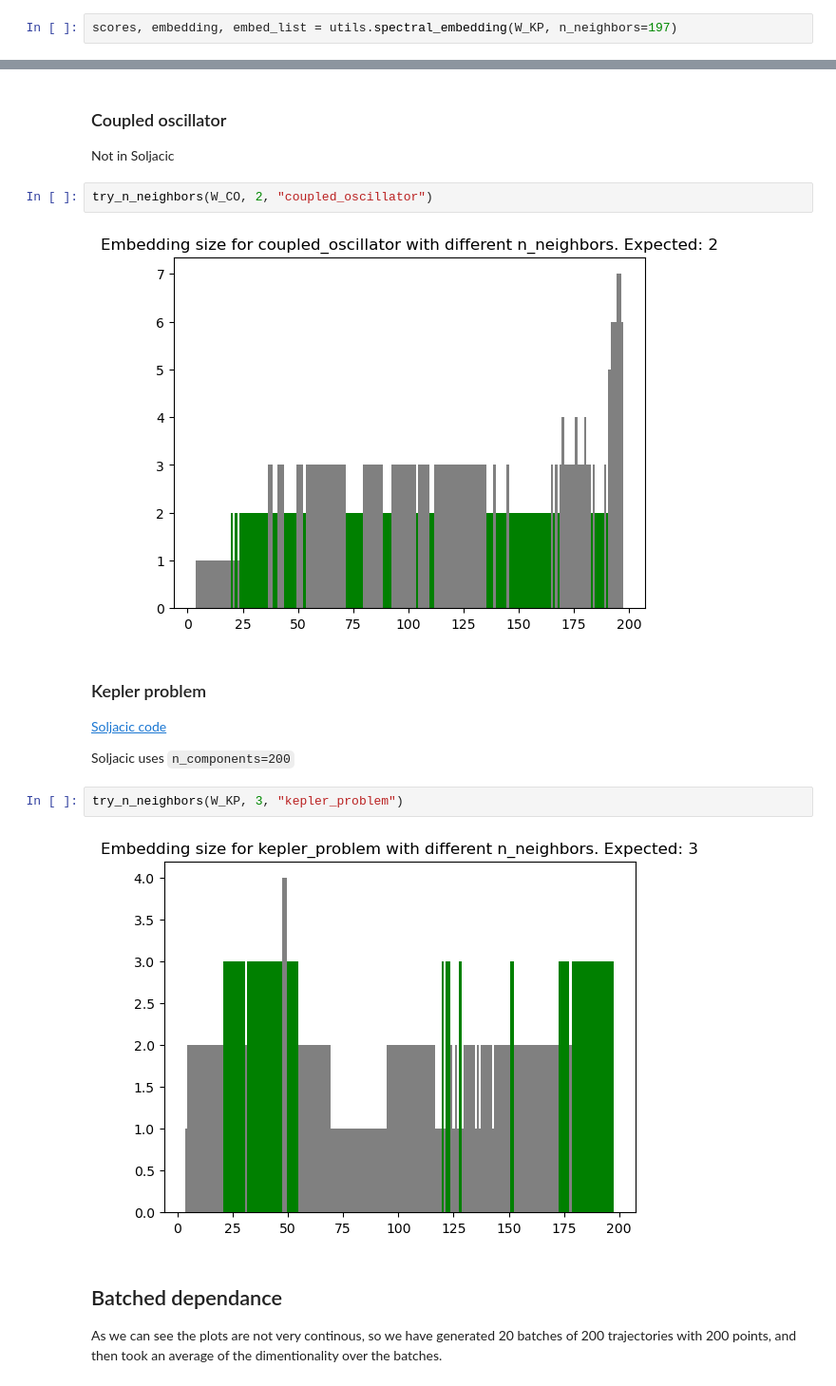
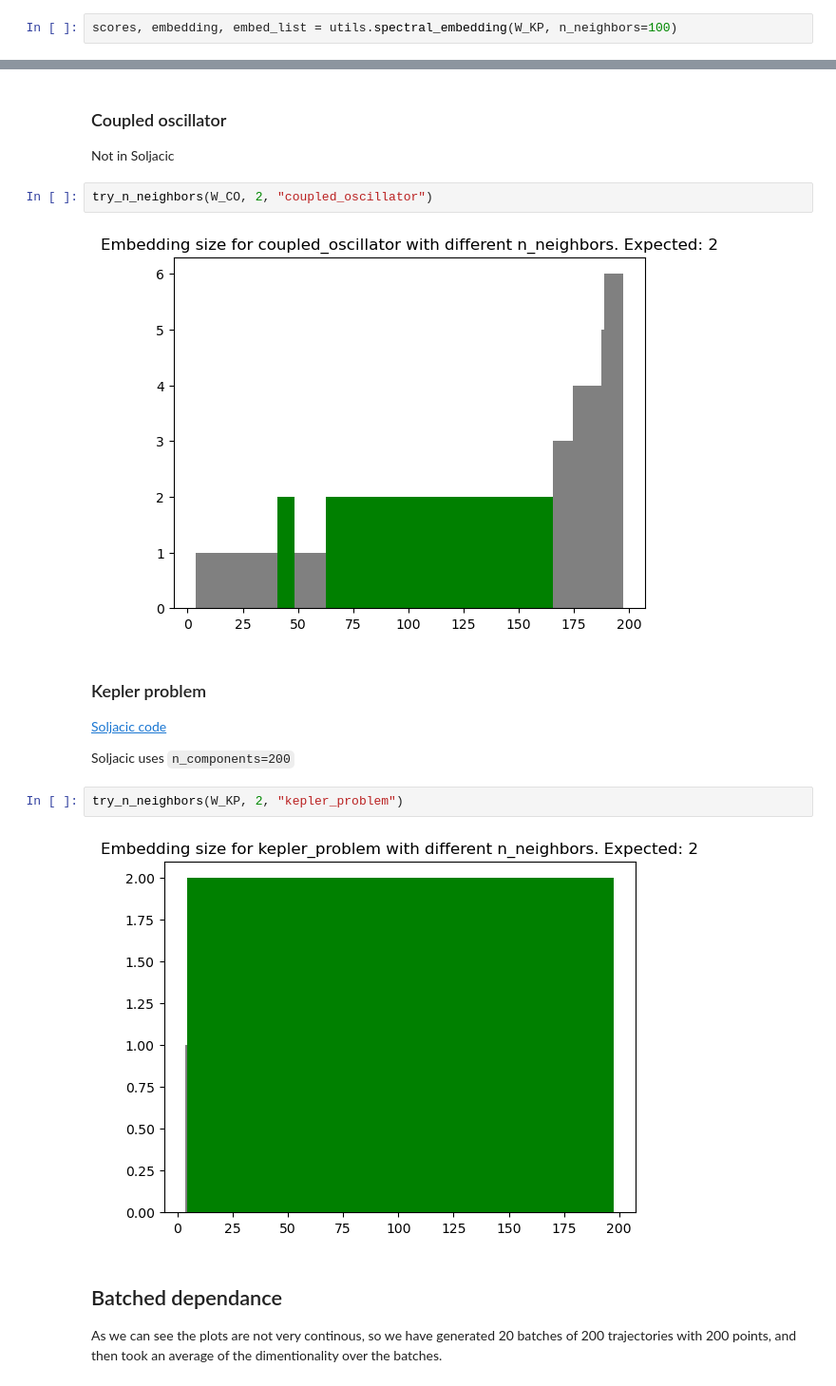
Before and after one commit to waleko/ai-prentice-conservation-laws, a Jupyter notebook: Replicating Soljacic.ipynb, the cells around one changed output, grey strips where cells are left out. Shown at 95% size. Drawn from its saved outputs; the diff is of its cells as text.

Commit message:
fix soljacic embedding

```diff
--- a/Replicating Soljacic.ipynb
+++ b/Replicating Soljacic.ipynb
@@ -123,5 +123,5 @@ plt.matshow(W_KP)
 <matplotlib.image.AxesImage at 0x...>
 [figure]
 # %%
-scores, embedding, embed_list = utils.spectral_embedding(W_KP, n_neighbors=197)
+scores, embedding, embed_list = utils.spectral_embedding(W_KP, n_neighbors=100)
 # %% [output]
@@ -193,7 +193,7 @@ Not in Soljacic
 # %%
 try_n_neighbors(W_CO, 2, "coupled_oscillator")
 # %% [output]
-[figure, old version]
+[figure, new version]
 # %% [markdown]
 ### Kepler problem
 
@@ -201,9 +201,9 @@ try_n_neighbors(W_CO, 2, "coupled_oscillator")
 
 Soljacic uses `n_components=200`
 # %%
-try_n_neighbors(W_KP, 3, "kepler_problem")
+try_n_neighbors(W_KP, 2, "kepler_problem")
 # %% [output]
-[figure, old version]
+[figure, new version]
 # %% [markdown]
 ## Batched dependance
 
```
Also changed, not shown: parts of 13 cells of this notebook, 1 other file.
